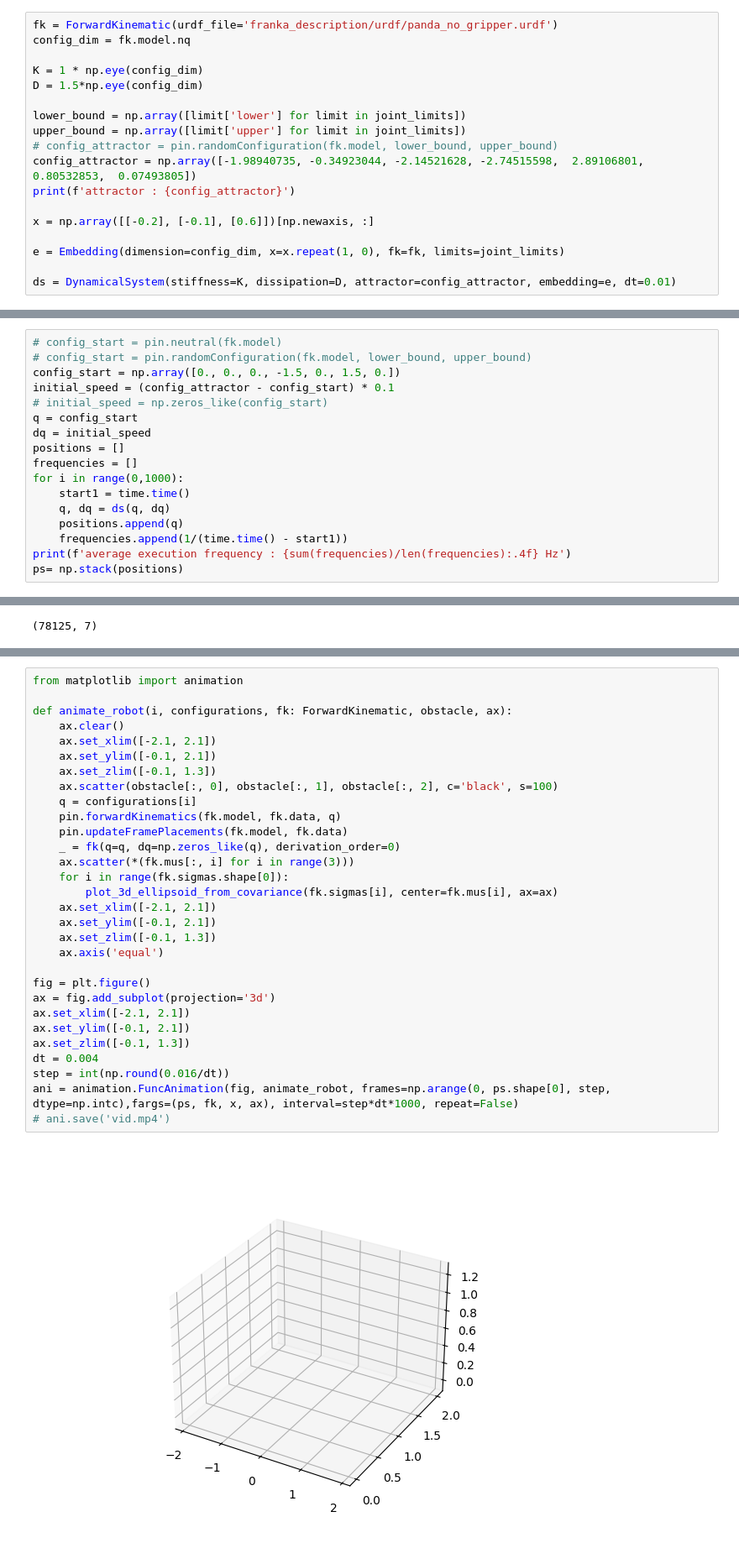
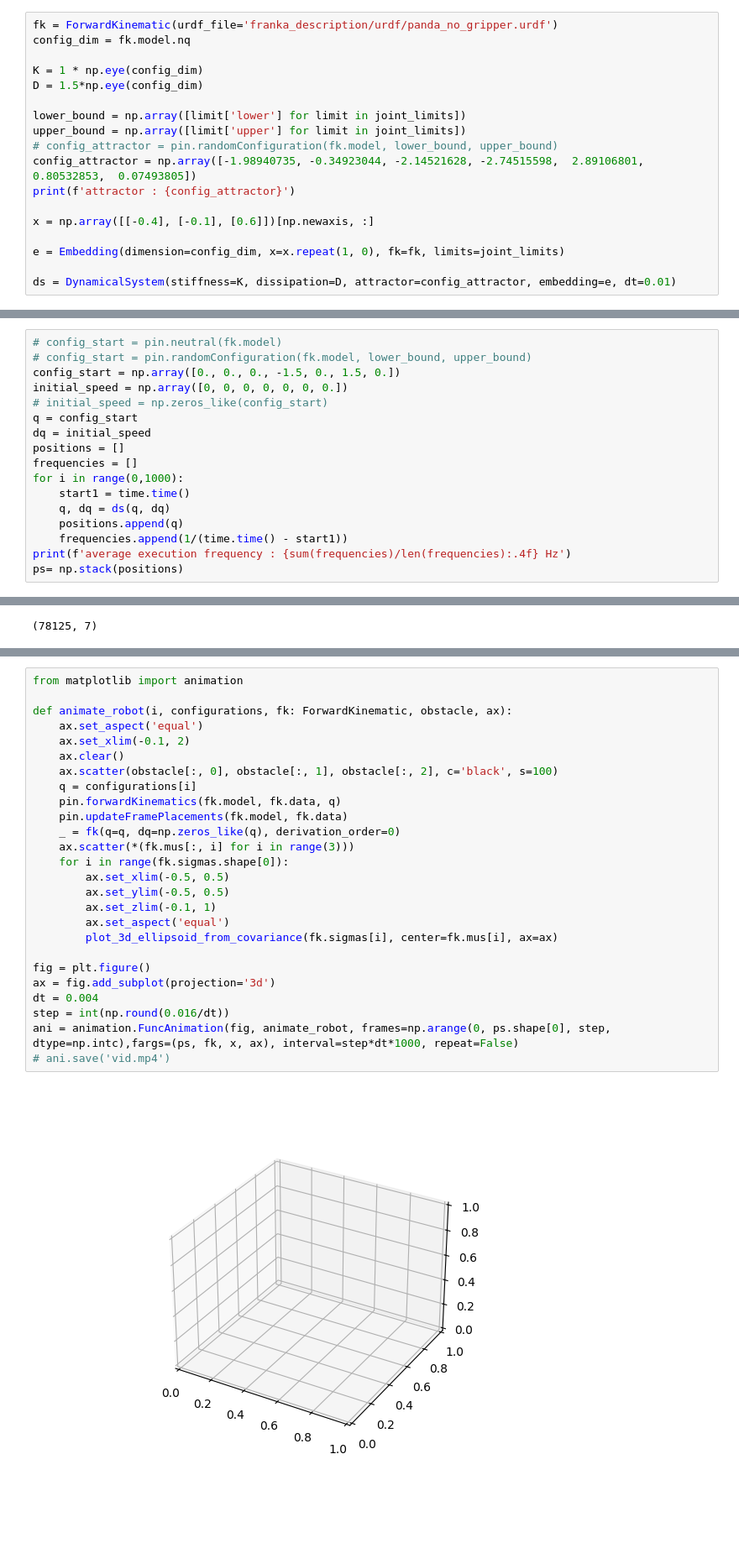
Before and after one commit to Bbosc/GDSOA, a Jupyter notebook: main_franka.ipynb, the cells around one changed output, grey strips where cells are left out. Shown at 84% size. Cells and saved outputs as stored; diff of their text form; blank space fills up the shorter version.

```diff
--- a/main_franka.ipynb
+++ b/main_franka.ipynb
@@ -21,7 +21,7 @@ upper_bound = np.array([limit['upper'] for limit in joint_limits])
 config_attractor = np.array([-1.98940735, -0.34923044, -2.14521628, -2.74515598,  2.89106801, 0.80532853,  0.07493805])
 print(f'attractor : {config_attractor}')
 
-x = np.array([[-0.2], [-0.1], [0.6]])[np.newaxis, :]
+x = np.array([[-0.4], [-0.1], [0.6]])[np.newaxis, :]
 
 e = Embedding(dimension=config_dim, x=x.repeat(1, 0), fk=fk, limits=joint_limits)
 
@@ -33,7 +33,7 @@ attractor : [-1.98940735 -0.34923044 -2.14521628 -2.74515598  2.89106801  0.8053
 # config_start = pin.neutral(fk.model)
 # config_start = pin.randomConfiguration(fk.model, lower_bound, upper_bound)
 config_start = np.array([0., 0., 0., -1.5, 0., 1.5, 0.])
-initial_speed = (config_attractor - config_start) * 0.1
+initial_speed = np.array([0, 0, 0, 0, 0, 0, 0.])
 # initial_speed = np.zeros_like(config_start)
 q = config_start
 dq = initial_speed
@@ -212,32 +205,28 @@ plt.show()
 # %%
 from matplotlib import animation
 
 def animate_robot(i, configurations, fk: ForwardKinematic, obstacle, ax):
+    ax.set_aspect('equal')
+    ax.set_xlim(-0.1, 2)
     ax.clear()
-    ax.set_xlim([-2.1, 2.1])
-    ax.set_ylim([-0.1, 2.1])
-    ax.set_zlim([-0.1, 1.3])
     ax.scatter(obstacle[:, 0], obstacle[:, 1], obstacle[:, 2], c='black', s=100)
     q = configurations[i]
     pin.forwardKinematics(fk.model, fk.data, q)
     pin.updateFramePlacements(fk.model, fk.data)
     _ = fk(q=q, dq=np.zeros_like(q), derivation_order=0)
     ax.scatter(*(fk.mus[:, i] for i in range(3)))
     for i in range(fk.sigmas.shape[0]):
+        ax.set_xlim(-0.5, 0.5)
+        ax.set_ylim(-0.5, 0.5)
+        ax.set_zlim(-0.1, 1)
+        ax.set_aspect('equal')
         plot_3d_ellipsoid_from_covariance(fk.sigmas[i], center=fk.mus[i], ax=ax)
-    ax.set_xlim([-2.1, 2.1])
-    ax.set_ylim([-0.1, 2.1])
-    ax.set_zlim([-0.1, 1.3])
-    ax.axis('equal')
 
 fig = plt.figure()
 ax = fig.add_subplot(projection='3d')
-ax.set_xlim([-2.1, 2.1])
-ax.set_ylim([-0.1, 2.1])
-ax.set_zlim([-0.1, 1.3])
 dt = 0.004
 step = int(np.round(0.016/dt))
 ani = animation.FuncAnimation(fig, animate_robot, frames=np.arange(0, ps.shape[0], step, dtype=np.intc),fargs=(ps, fk, x, ax), interval=step*dt*1000, repeat=False)
 # ani.save('vid.mp4')
 # %% [output]
-[figure, old version]
+[figure, new version]
```
Also changed, not shown: parts of 6 cells of this notebook, 3 other files.
